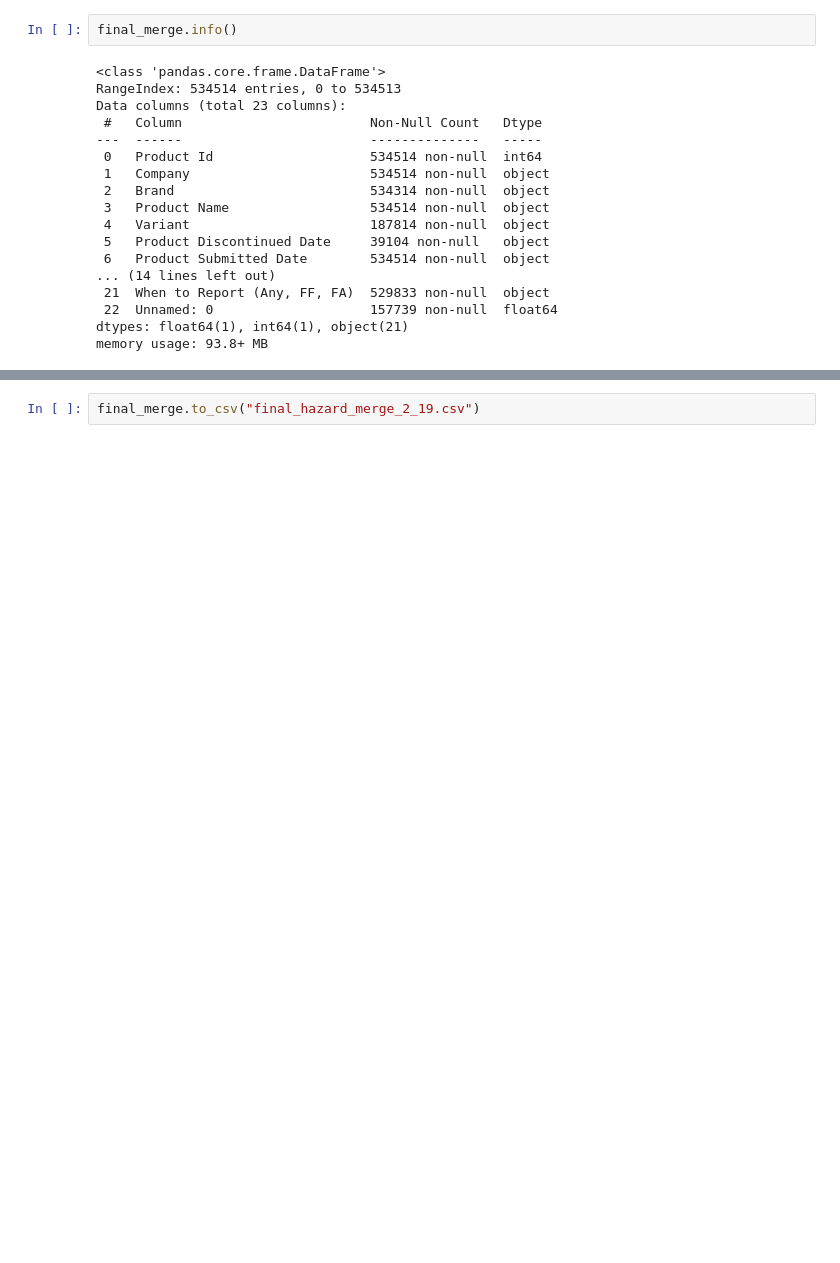
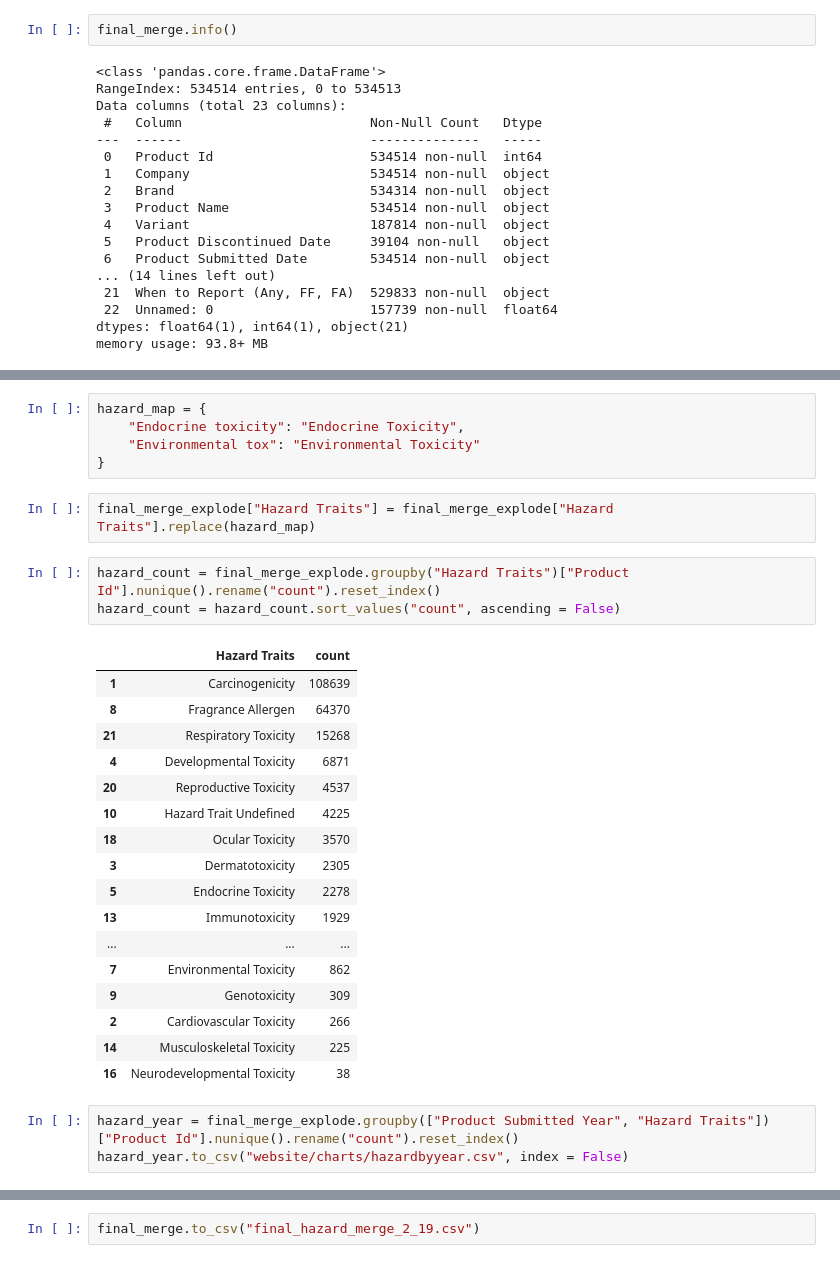
Before and after one commit to meisili/bna-data-duo, a Jupyter notebook: merge_check.ipynb, the cells around one changed output, grey strips where cells are left out. Cells and saved outputs as stored; diff of their text form; blank space fills up the shorter version.

```diff
--- a/merge_check.ipynb
+++ b/merge_check.ipynb
@@ -524,0 +690,31 @@ final_merge.head()
+# %%
+hazard_map = {
+    "Endocrine toxicity": "Endocrine Toxicity",
+    "Environmental tox": "Environmental Toxicity"
+}
+# %%
+final_merge_explode["Hazard Traits"] = final_merge_explode["Hazard Traits"].replace(hazard_map)
+# %%
+hazard_count = final_merge_explode.groupby("Hazard Traits")["Product Id"].nunique().rename("count").reset_index()
+hazard_count = hazard_count.sort_values("count", ascending = False)
+# %% [output]
+|  | Hazard Traits | count |
+| 1 | Carcinogenicity | 108639 |
+| 8 | Fragrance Allergen | 64370 |
+| 21 | Respiratory Toxicity | 15268 |
+| 4 | Developmental Toxicity | 6871 |
+| 20 | Reproductive Toxicity | 4537 |
+| 10 | Hazard Trait Undefined | 4225 |
+| 18 | Ocular Toxicity | 3570 |
+| 3 | Dermatotoxicity | 2305 |
+| 5 | Endocrine Toxicity | 2278 |
+| 13 | Immunotoxicity | 1929 |
+| ... | ... | ... |
+| 7 | Environmental Toxicity | 862 |
+| 9 | Genotoxicity | 309 |
+| 2 | Cardiovascular Toxicity | 266 |
+| 14 | Musculoskeletal Toxicity | 225 |
+| 16 | Neurodevelopmental Toxicity | 38 |
+# %%
+hazard_year = final_merge_explode.groupby(["Product Submitted Year", "Hazard Traits"])["Product Id"].nunique().rename("count").reset_index()
+hazard_year.to_csv("website/charts/hazardbyyear.csv", index = False)
```
Also changed, not shown: parts of 67 cells of this notebook, 1 other file.
